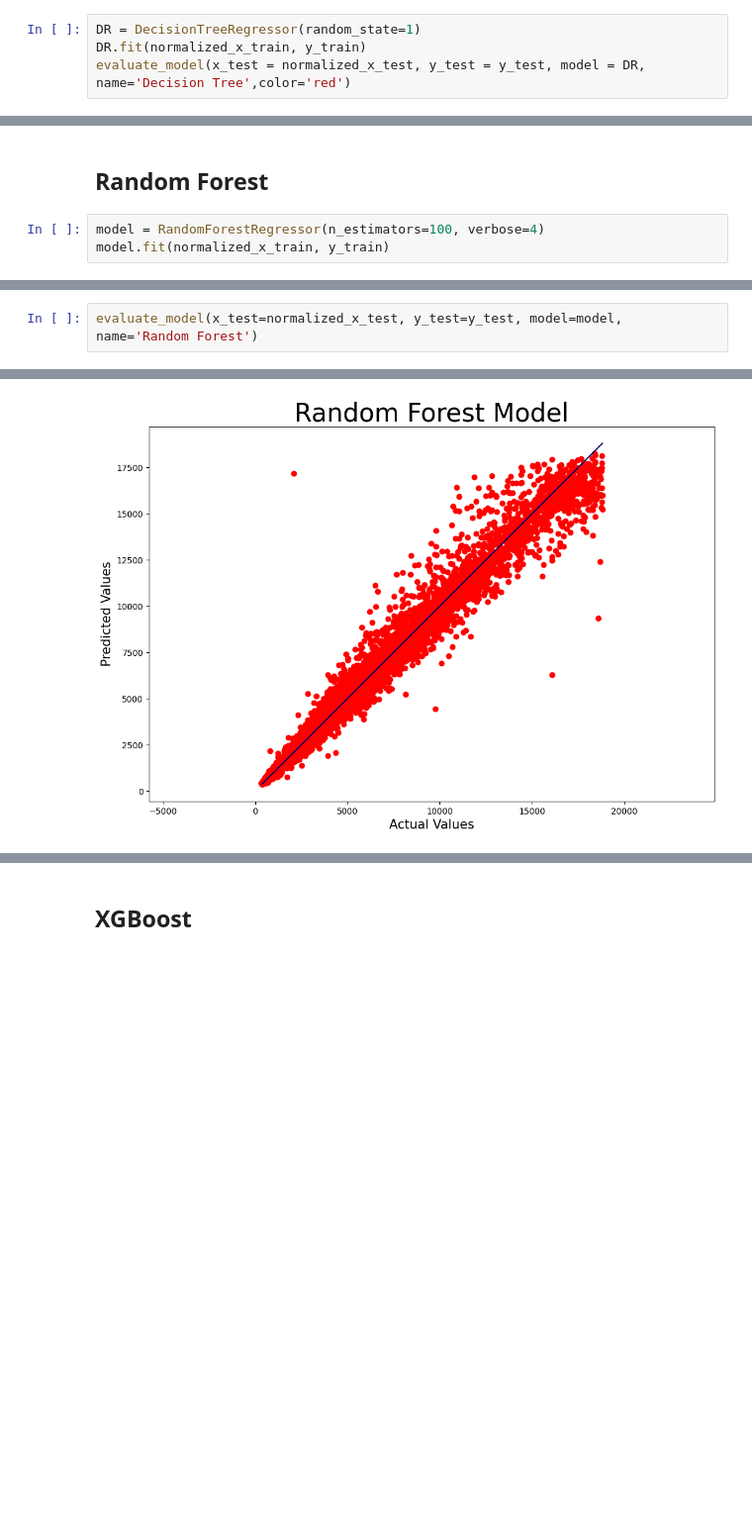
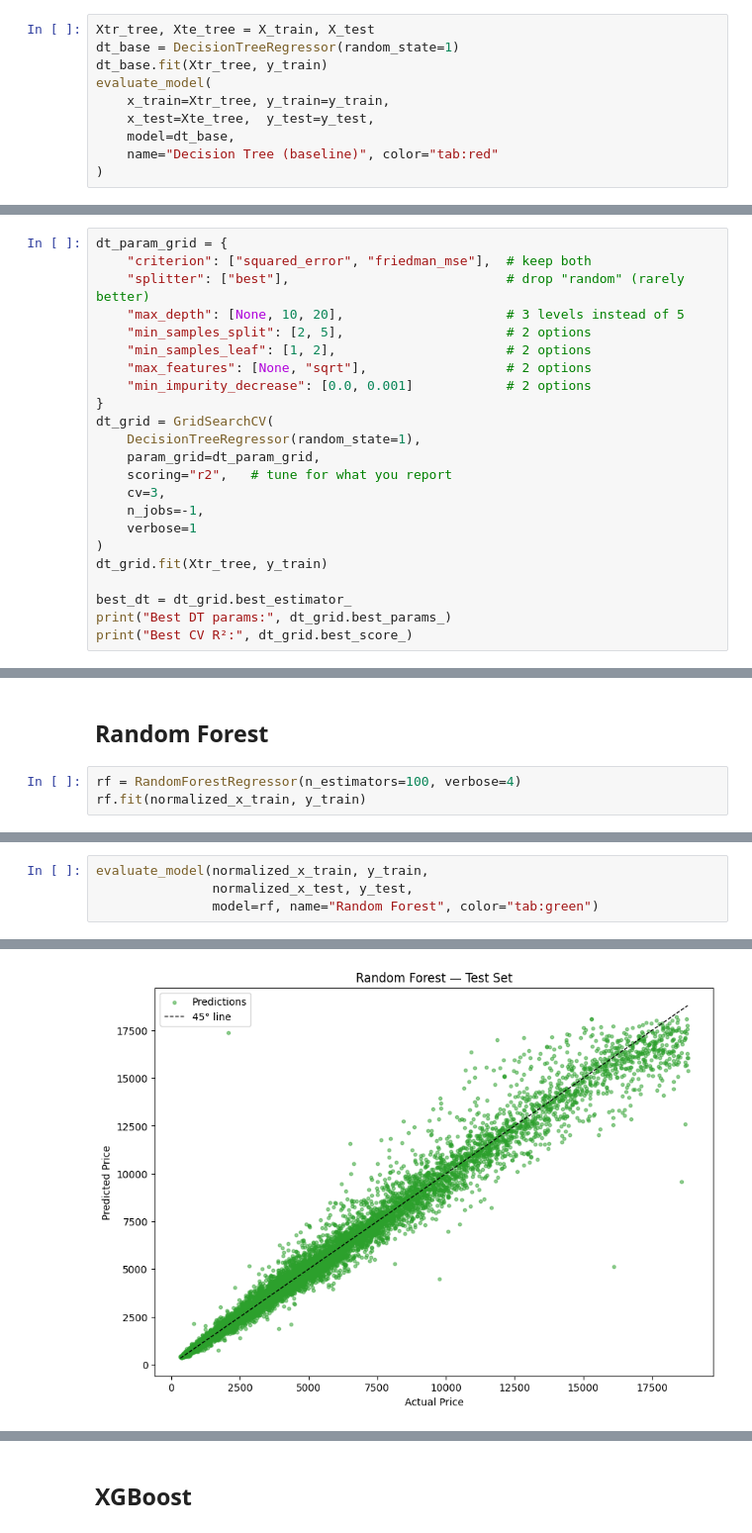
Before and after one commit to MeowMeow323/diamonds, a Jupyter notebook: diamonds.ipynb, the cells around one changed output, grey strips where cells are left out. Shown at 99% size. Cells and saved outputs as stored; diff of their text form; blank space fills up the shorter version.

```diff
--- a/diamonds.ipynb
+++ b/diamonds.ipynb
@@ -971,7 +988,13 @@ Best negative MSE score for Linear Regression:  -1483821.3121155137
 # %% [markdown]
 ## Decision Tree
 # %%
-DR = DecisionTreeRegressor(random_state=1)
-DR.fit(normalized_x_train, y_train)
-evaluate_model(x_test = normalized_x_test, y_test = y_test, model = DR, name='Decision Tree',color='red')
+Xtr_tree, Xte_tree = X_train, X_test
+dt_base = DecisionTreeRegressor(random_state=1)
+dt_base.fit(Xtr_tree, y_train)
+evaluate_model(
+    x_train=Xtr_tree, y_train=y_train,
+    x_test=Xte_tree,  y_test=y_test,
+    model=dt_base,
+    name="Decision Tree (baseline)", color="tab:red"
+)
 # %% [output]
@@ -1016,0 +1017,23 @@ Best negative MSE score for Decision Tree:  -430305.5753726454
+# %%
+dt_param_grid = {
+    "criterion": ["squared_error", "friedman_mse"],  # keep both
+    "splitter": ["best"],                            # drop "random" (rarely better)
+    "max_depth": [None, 10, 20],                     # 3 levels instead of 5
+    "min_samples_split": [2, 5],                     # 2 options
+    "min_samples_leaf": [1, 2],                      # 2 options
+    "max_features": [None, "sqrt"],                  # 2 options
+    "min_impurity_decrease": [0.0, 0.001]            # 2 options
+}
+dt_grid = GridSearchCV(
+    DecisionTreeRegressor(random_state=1),
+    param_grid=dt_param_grid,
+    scoring="r2",   # tune for what you report
+    cv=3,
+    n_jobs=-1,
+    verbose=1
+)
+dt_grid.fit(Xtr_tree, y_train)
+
+best_dt = dt_grid.best_estimator_
+print("Best DT params:", dt_grid.best_params_)
+print("Best CV R²:", dt_grid.best_score_)
@@ -1017,8 +1044,8 @@ Best negative MSE score for Decision Tree:  -430305.5753726454
 # %% [markdown]
 ## Random Forest
 # %%
-model = RandomForestRegressor(n_estimators=100, verbose=4)
-model.fit(normalized_x_train, y_train)
+rf = RandomForestRegressor(n_estimators=100, verbose=4)
+rf.fit(normalized_x_train, y_train)
 # %% [output]
 building tree 1 of 100
 building tree 2 of 100
@@ -1063,4 +1090,6 @@ building tree 100 of 100
 RandomForestRegressor(verbose=4)
 # %%
-evaluate_model(x_test=normalized_x_test, y_test=y_test, model=model, name='Random Forest')
+evaluate_model(normalized_x_train, y_train,
+               normalized_x_test, y_test,
+               model=rf, name="Random Forest", color="tab:green")
 # %% [output]
@@ -1079 +1117 @@ R2 Score: 0.9812556823955406
-[figure, old version]
+[figure, new version]
```
Also changed, not shown: parts of 29 cells of this notebook, 3 other files.
